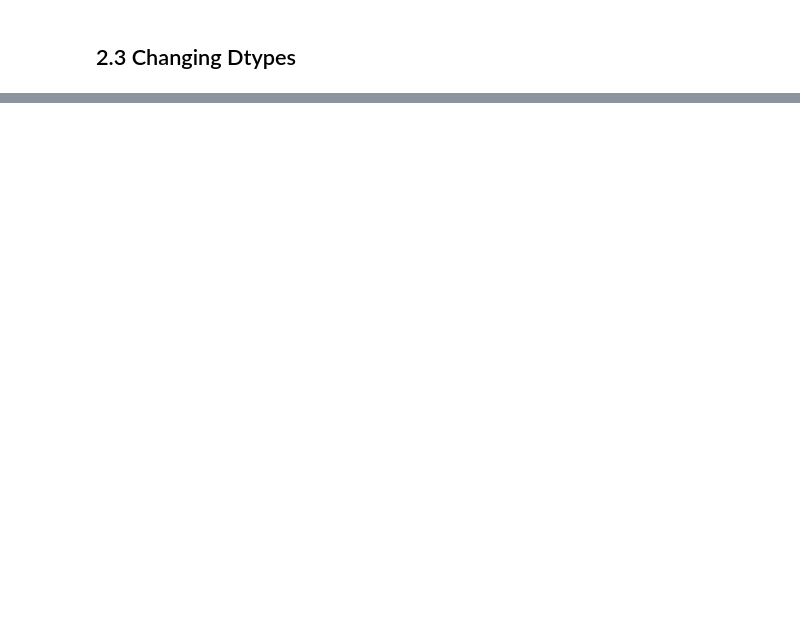
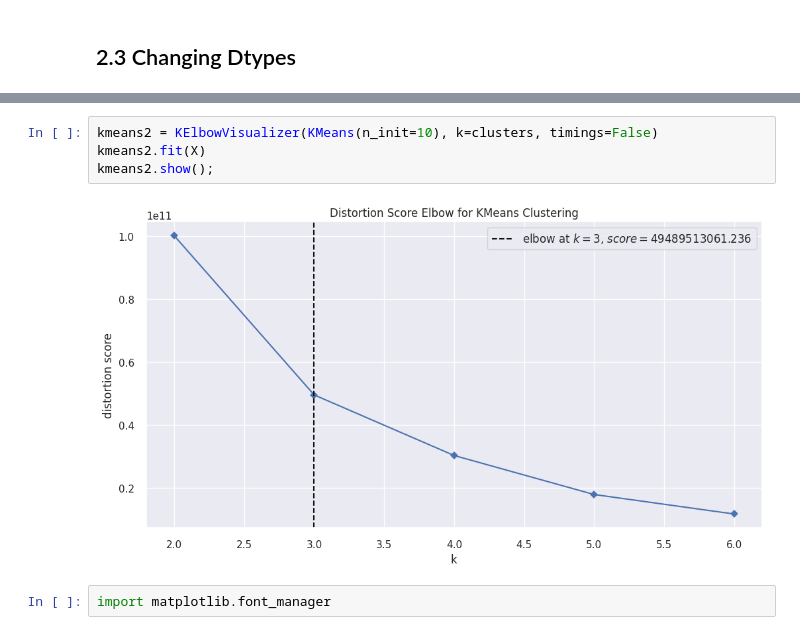
Before and after one commit to leassis91/allmart, a Jupyter notebook: notebooks/c01_definindo-metricas.ipynb, the cells around one changed output, grey strips where cells are left out. Drawn from its saved outputs; the diff is of its cells as text; blank space fills up the shorter version.

```diff
--- a/notebooks/c01_definindo-metricas.ipynb
+++ b/notebooks/c01_definindo-metricas.ipynb
@@ -156,0 +326,8 @@ df_raw.columns = cols_new
+# %%
+kmeans2 = KElbowVisualizer(KMeans(n_init=10), k=clusters, timings=False)
+kmeans2.fit(X)
+kmeans2.show();
+# %% [output]
+[figure, added]
+# %%
+import matplotlib.font_manager
```
Also changed, not shown: parts of 44 cells of this notebook, 2 other files.
